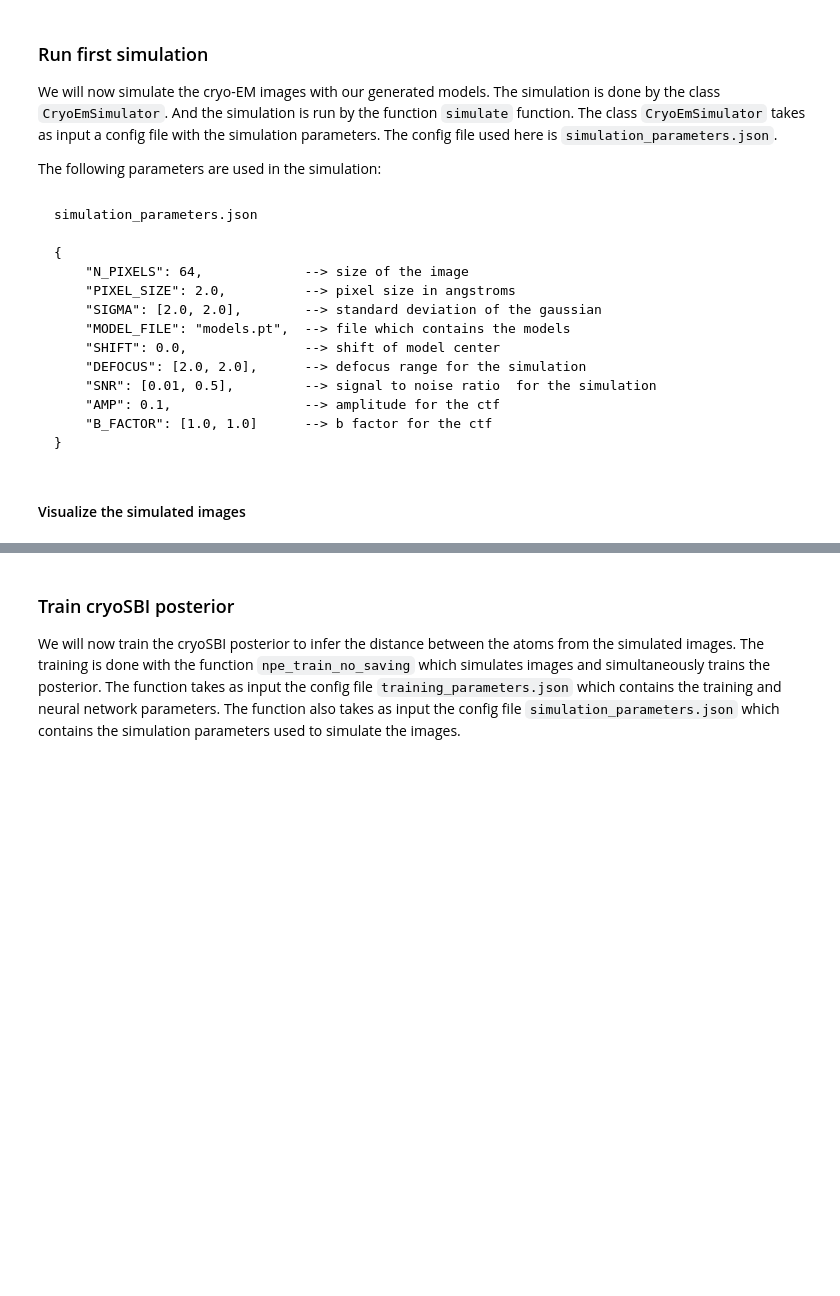
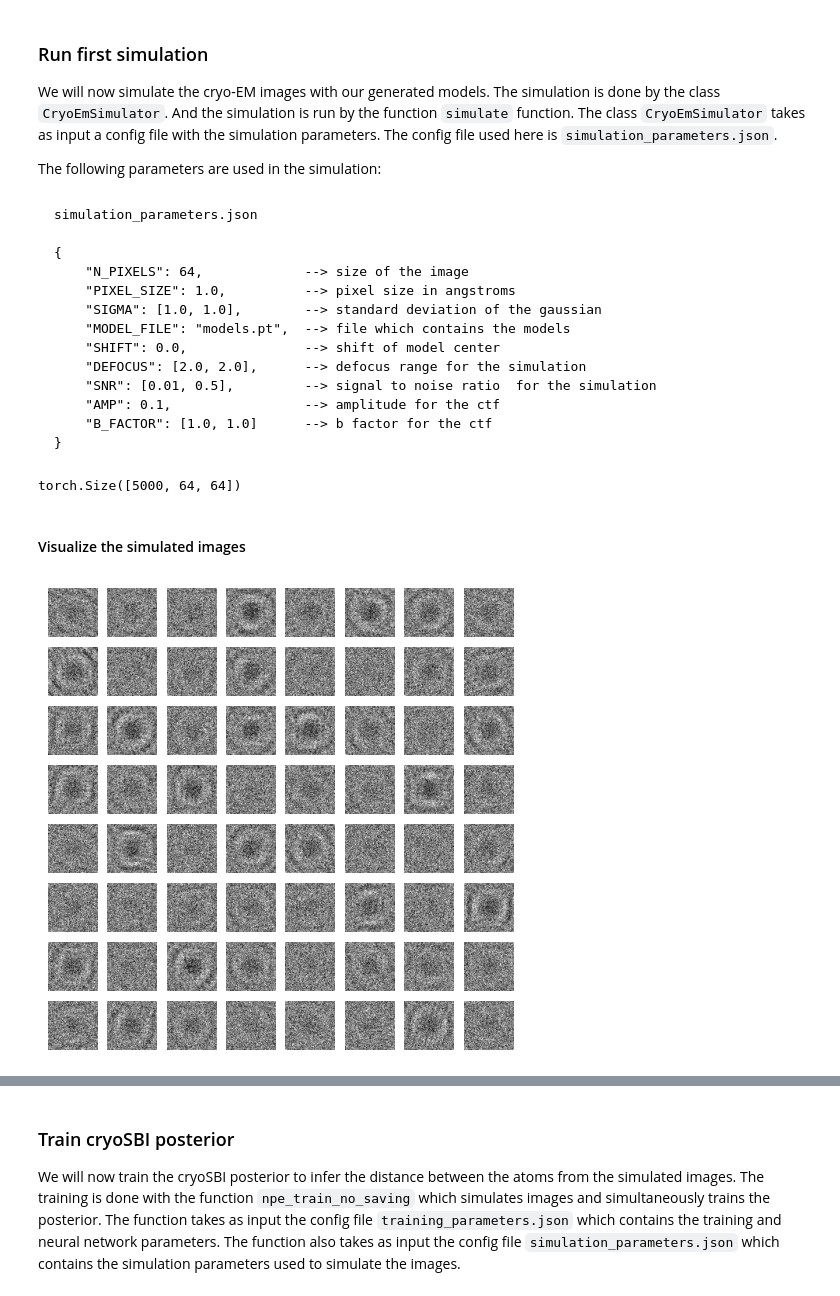
Before and after one commit to dariagusew/cryoSBI, a Jupyter notebook: tutorials/NLE/test_nle.ipynb, the cells around one changed output, grey strips where cells are left out. Saved outputs shown, nothing was run; the diff lists cells and outputs as text; code cells hidden in the pictures; blank space fills up the shorter version.

```diff
--- a/tutorials/NLE/test_nle.ipynb
+++ b/tutorials/NLE/test_nle.ipynb
@@ -97,8 +241,8 @@ simulation_parameters.json
 
 {
     "N_PIXELS": 64,             --> size of the image
-    "PIXEL_SIZE": 2.0,          --> pixel size in angstroms
-    "SIGMA": [2.0, 2.0],        --> standard deviation of the gaussian
+    "PIXEL_SIZE": 1.0,          --> pixel size in angstroms
+    "SIGMA": [1.0, 1.0],        --> standard deviation of the gaussian
     "MODEL_FILE": "models.pt",  --> file which contains the models
     "SHIFT": 0.0,               --> shift of model center
     "DEFOCUS": [2.0, 2.0],      --> defocus range for the simulation
@@ -118,6 +262,21 @@ images, parameters = simulator.simulate(
 # %%
 side_length = parameters[0]  # extracting side_length from parameters
 snr = parameters[-1]  # extracting snr from parameters
+print(images.shape)
+# %% [output]
+torch.Size([5000, 64, 64])
 # %% [markdown]
 #### Visualize the simulated images
+# %%
+torch.save(images, "images.pt")
+import random
+fig, axes = plt.subplots(8, 8, figsize=(6, 6))
+for idx, ax in enumerate(axes.flatten()):
+    ax.imshow(images[random.randrange(5000)], vmin=-3, vmax=3, cmap="gray")
+    #ax.set_title(
+    #    f"Side: {side_lengths[side_length[idx].round().long()].item():.2f}", fontsize=10
+    #)
+    ax.axis("off")
+# %% [output]
+[figure, added]
 # %%
```
Also changed, not shown: parts of 20 cells of this notebook, 3 other files.
